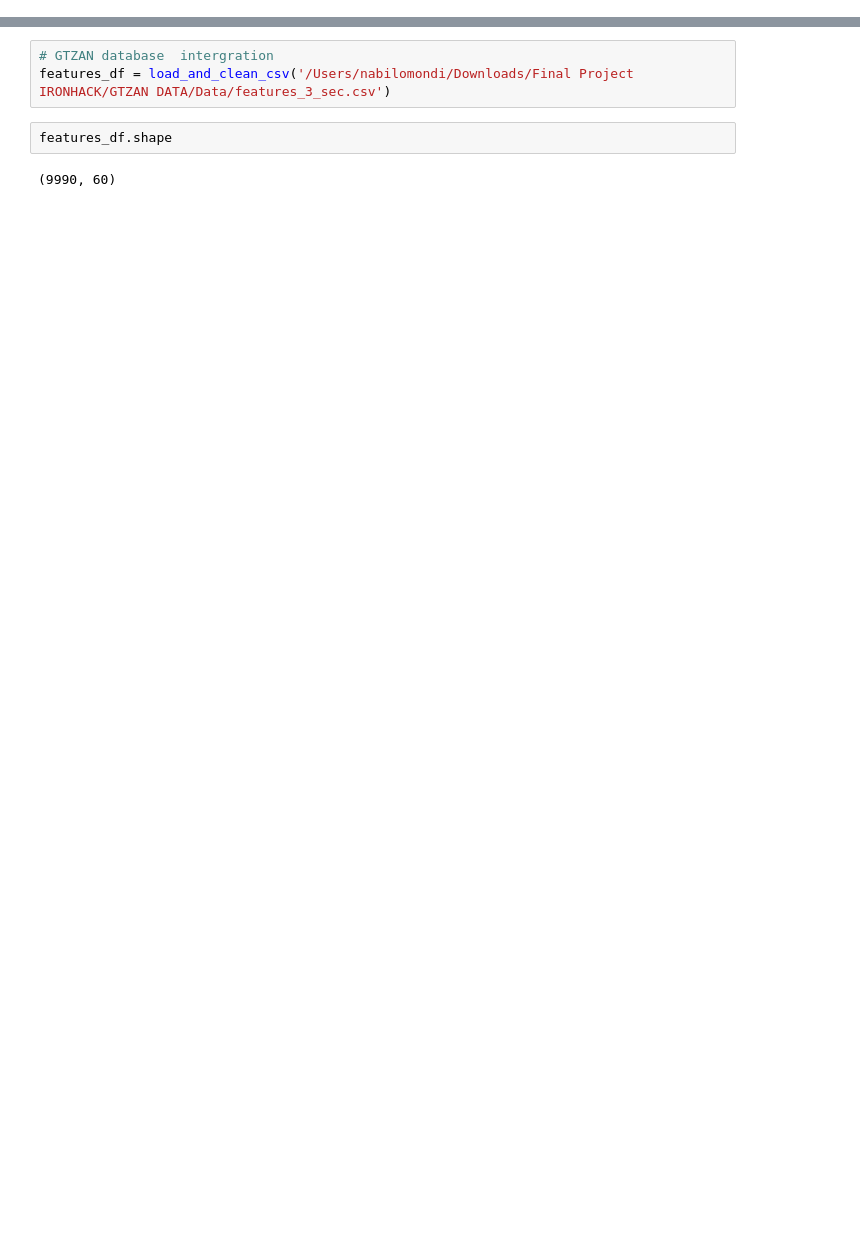
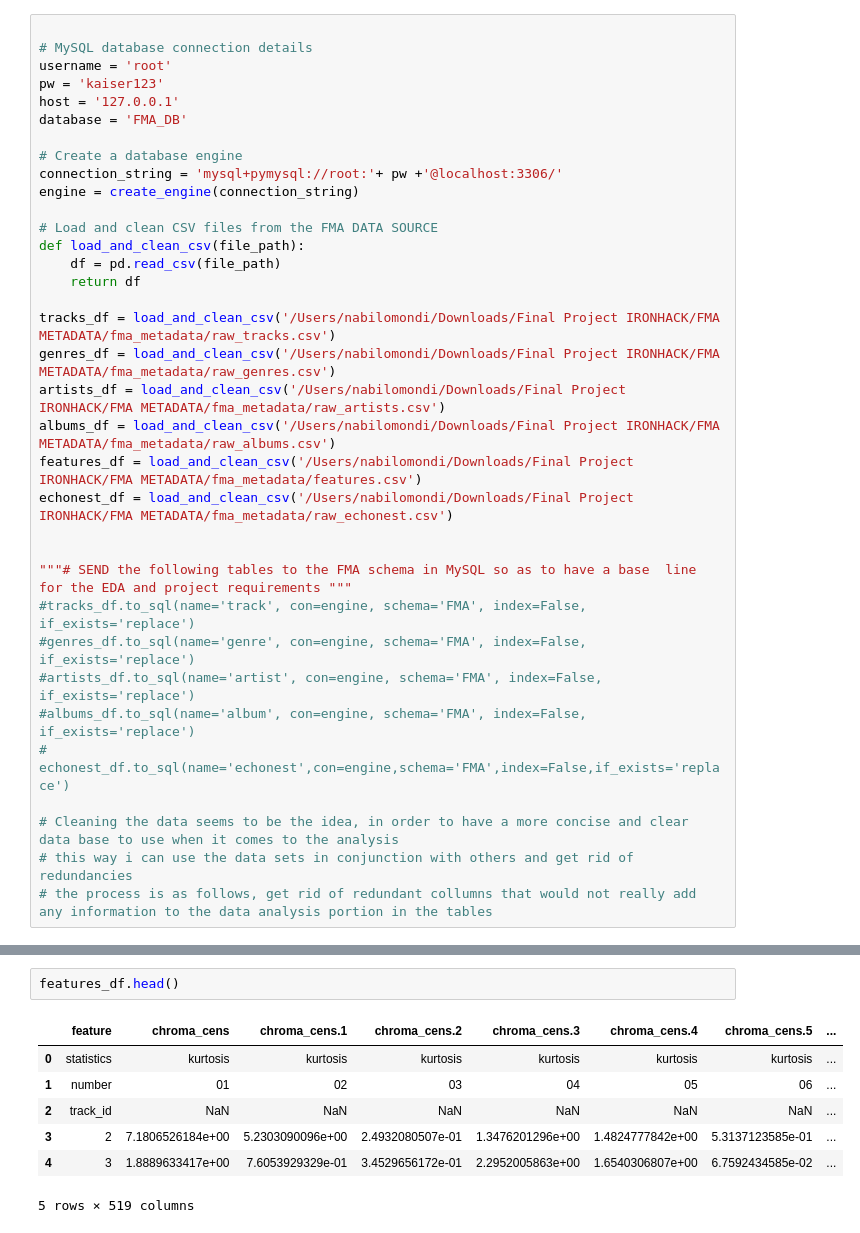
Before and after one commit to NabilOMONDI/Finalproject, a Jupyter notebook: Data to SQL .ipynb, the cells around one changed output, grey strips where cells are left out. Cells and saved outputs as stored; diff of their text form; blank space fills up the shorter version.

```diff
--- a/Data to SQL .ipynb
+++ b/Data to SQL .ipynb
@@ -12,0 +17,35 @@ import pymysql
+# %%
+
+# MySQL database connection details
+username = 'root'
+pw = 'kaiser123'
+host = '127.0.0.1'
+database = 'FMA_DB'
+
+# Create a database engine
+connection_string = 'mysql+pymysql://root:'+ pw +'@localhost:3306/'
+engine = create_engine(connection_string)
+
+# Load and clean CSV files from the FMA DATA SOURCE
+def load_and_clean_csv(file_path):
+    df = pd.read_csv(file_path)
+    return df
+
+tracks_df = load_and_clean_csv('/Users/nabilomondi/Downloads/Final Project IRONHACK/FMA METADATA/fma_metadata/raw_tracks.csv')
+genres_df = load_and_clean_csv('/Users/nabilomondi/Downloads/Final Project IRONHACK/FMA METADATA/fma_metadata/raw_genres.csv')
+artists_df = load_and_clean_csv('/Users/nabilomondi/Downloads/Final Project IRONHACK/FMA METADATA/fma_metadata/raw_artists.csv')
+albums_df = load_and_clean_csv('/Users/nabilomondi/Downloads/Final Project IRONHACK/FMA METADATA/fma_metadata/raw_albums.csv')
+features_df = load_and_clean_csv('/Users/nabilomondi/Downloads/Final Project IRONHACK/FMA METADATA/fma_metadata/features.csv')
+echonest_df = load_and_clean_csv('/Users/nabilomondi/Downloads/Final Project IRONHACK/FMA METADATA/fma_metadata/raw_echonest.csv')
+
+
+"""# SEND the following tables to the FMA schema in MySQL so as to have a base  line for the EDA and project requirements """
+#tracks_df.to_sql(name='track', con=engine, schema='FMA', index=False, if_exists='replace')
+#genres_df.to_sql(name='genre', con=engine, schema='FMA', index=False, if_exists='replace')
+#artists_df.to_sql(name='artist', con=engine, schema='FMA', index=False, if_exists='replace')
+#albums_df.to_sql(name='album', con=engine, schema='FMA', index=False, if_exists='replace')
+# echonest_df.to_sql(name='echonest',con=engine,schema='FMA',index=False,if_exists='replace')
+
+# Cleaning the data seems to be the idea, in order to have a more concise and clear data base to use when it comes to the analysis
+# this way i can use the data sets in conjunction with others and get rid of redundancies
+# the process is as follows, get rid of redundant collumns that would not really add any information to the data analysis portion in the tables
@@ -61,7 +143,10 @@ echonest_df.to_sql(name='echonest',con=engine,schema='FMA',index=False,if_exists
-# %%
-# GTZAN database  intergration
-features_df = load_and_clean_csv('/Users/nabilomondi/Downloads/Final Project IRONHACK/GTZAN DATA/Data/features_3_sec.csv')
 # %%
-features_df.shape
+features_df.head()
 # %% [output]
+|  | feature | chroma_cens | chroma_cens.1 | chroma_cens.2 | chroma_cens.3 | chroma_cens.4 | chroma_cens.5 | ... |
+| 0 | statistics | kurtosis | kurtosis | kurtosis | kurtosis | kurtosis | kurtosis | ... |
+| 1 | number | 01 | 02 | 03 | 04 | 05 | 06 | ... |
+| 2 | track_id | NaN | NaN | NaN | NaN | NaN | NaN | ... |
+| 3 | 2 | 7.1806526184e+00 | 5.2303090096e+00 | 2.4932080507e-01 | 1.3476201296e+00 | 1.4824777842e+00 | 5.3137123585e-01 | ... |
+| 4 | 3 | 1.8889633417e+00 | 7.6053929329e-01 | 3.4529656172e-01 | 2.2952005863e+00 | 1.6540306807e+00 | 6.7592434585e-02 | ... |
-(9990, 60)
+5 rows × 519 columns
```
Also changed, not shown: parts of 38 cells of this notebook.
